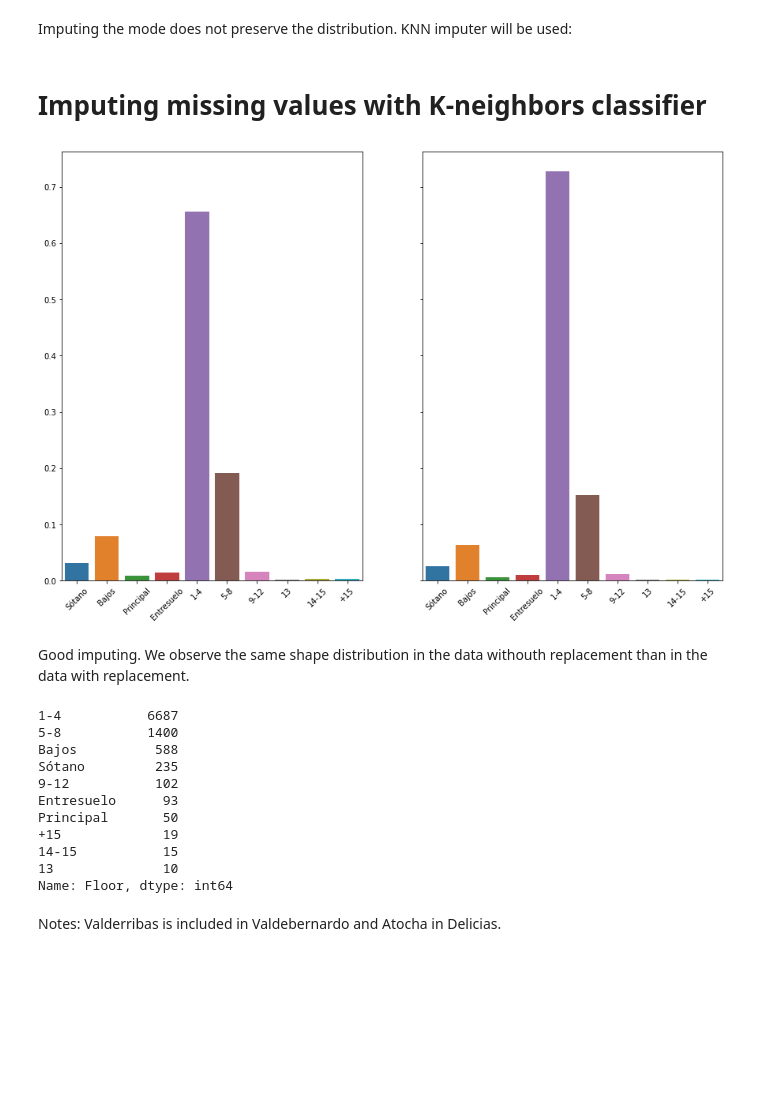
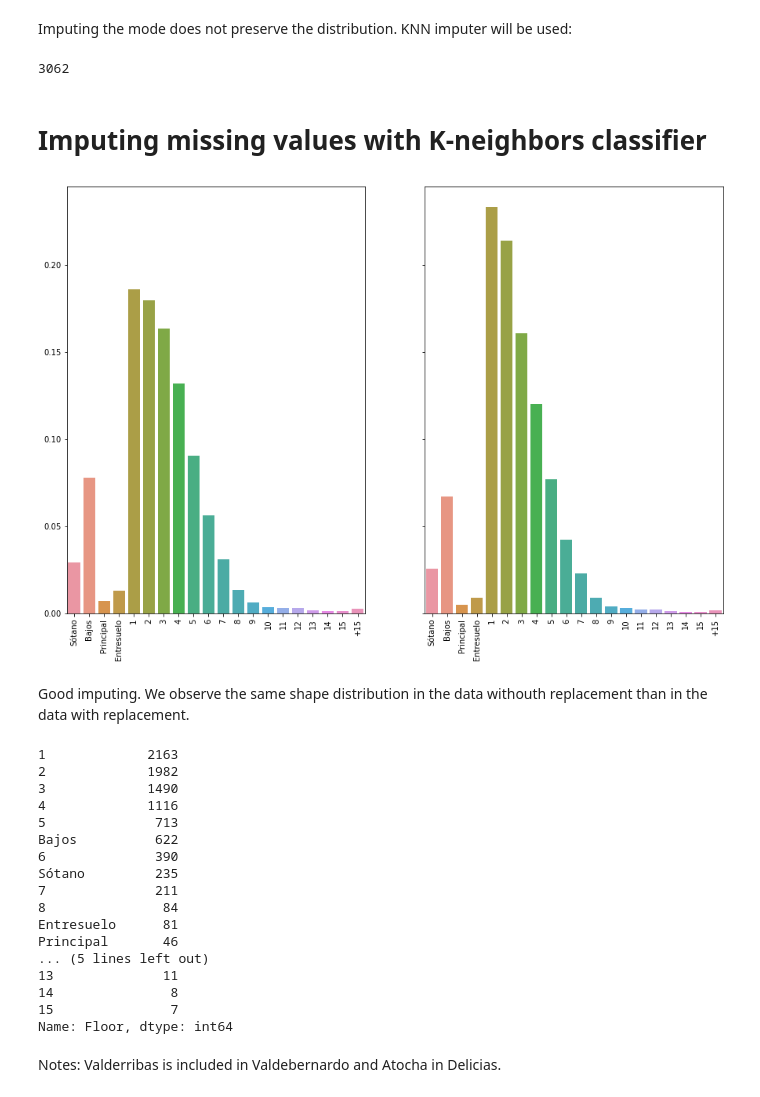
Before and after one commit to jorgerodpen/MadridRentalMarket, a Jupyter notebook: Cleaning.ipynb, the cells around one changed output. Saved outputs shown, nothing was run; the diff lists cells and outputs as text; code cells hidden in the pictures; blank space fills up the shorter version.

Commit message:
Cleaned data

```diff
--- a/Cleaning.ipynb
+++ b/Cleaning.ipynb
@@ -491,16 +491,8 @@ plt.xticks(rotation=90);
 def clean_floor(x):
     try:
         x = x.replace("ª planta","")
-        if x in ["1","2","3","4"]:
-            return "1-4"
-        elif x in ["5","6","7","8"]:
-            return "5-8"
-        elif x in ["9","10","11","12"]:
-            return "9-12"
-        elif x == "13":
-            return "13"
-        elif x in ["14","15"]:
-            return "14-15"
+        if x in ["1","2","3","4","5","6","7","8","9","10","11","12","13","14","15"]:
+            return x
         elif x=="A partir de la 15":
             return "+15"
         elif x=="Subsótano":
@@ -515,6 +507,10 @@ def clean_floor(x):
 fotocasa["Floor"] = fotocasa["Floor"].apply(clean_floor)
 # %% [markdown]
 Imputing the mode does not preserve the distribution. KNN imputer will be used:
+# %%
+fotocasa["Floor"].isna().sum()
+# %% [output]
+3062
 # %% [markdown]
 # Imputing missing values with K-neighbors classifier
 # %%
@@ -522,12 +518,14 @@ from sklearn.preprocessing import OneHotEncoder
 from sklearn.neighbors import KNeighborsClassifier
 from sklearn.pipeline import Pipeline
 imputer = Pipeline([('dummy',OneHotEncoder(handle_unknown = "ignore")),
-                    ('knc',KNeighborsClassifier(n_neighbors = 5))])
+                    ('knc',KNeighborsClassifier(n_neighbors = 10))])
 # %%
 cleaned_columns = list(fotocasa.isna().sum()[fotocasa.isna().sum()/len(fotocasa)*100 == 0].index)
 cleaned_columns.remove("Title")
 cleaned_columns.remove("Neighborhood")
 cleaned_columns.remove("url")
+cleaned_columns.remove("Photos")
+cleaned_columns.remove("Len_Extras")
 cleaned_columns.append("Floor")
 fotocasa_cleaned = fotocasa[sorted(cleaned_columns)]
 # %%
@@ -541,33 +539,41 @@ fotocasa_cleaned.loc[filter_miss.values,"Floor"] = \
 # %%
 f, ax = plt.subplots(ncols = 2, figsize = (15,10), sharey = True)
 sns.barplot(x = fotocasa["Floor"].value_counts().index,
     y = fotocasa["Floor"].value_counts().values/len(fotocasa[~fotocasa["Floor"].isna()]),
-    order = ["Sótano","Bajos","Principal","Entresuelo","1-4","5-8","9-12","13","14-15","+15"],
+    order = ["Sótano","Bajos","Principal","Entresuelo","1","2","3","4","5","6","7","8","9","10",
+             "11","12","13","14","15","+15"],
            ax = ax[0])
 sns.barplot(x = fotocasa_cleaned["Floor"].value_counts().index,
     y = fotocasa_cleaned["Floor"].value_counts().values/len(fotocasa_cleaned),
-    order = ["Sótano","Bajos","Principal","Entresuelo","1-4","5-8","9-12","13","14-15","+15"],
+    order = ["Sótano","Bajos","Principal","Entresuelo","1","2","3","4","5","6","7","8","9","10",
+             "11","12","13","14","15","+15"],
            ax = ax[1])
 for i in range(2):
     for tick in ax[i].get_xticklabels():
-        tick.set_rotation(45)
+        tick.set_rotation(90)
 # %% [output]
-[figure, old version]
+[figure, new version]
 # %% [markdown]
 Good imputing. We observe the same shape distribution in the data withouth replacement than in the data with replacement.
 # %%
 fotocasa_cleaned["Floor"].value_counts()
 # %% [output]
-1-4           6687
-5-8           1400
-Bajos          588
+1             2163
+2             1982
+3             1490
+4             1116
+5              713
+Bajos          622
+6              390
 Sótano         235
-9-12           102
-Entresuelo      93
-Principal       50
-+15             19
-14-15           15
-13              10
+7              211
+8               84
+Entresuelo      81
+Principal       46
+... (5 lines left out)
+13              11
+14               8
+15               7
 Name: Floor, dtype: int64
 # %%
 fotocasa_cleaned.to_csv("fotocasa_cleaned.csv", index=False)
```
Also changed, not shown: parts of 27 cells of this notebook, 1 other file.
